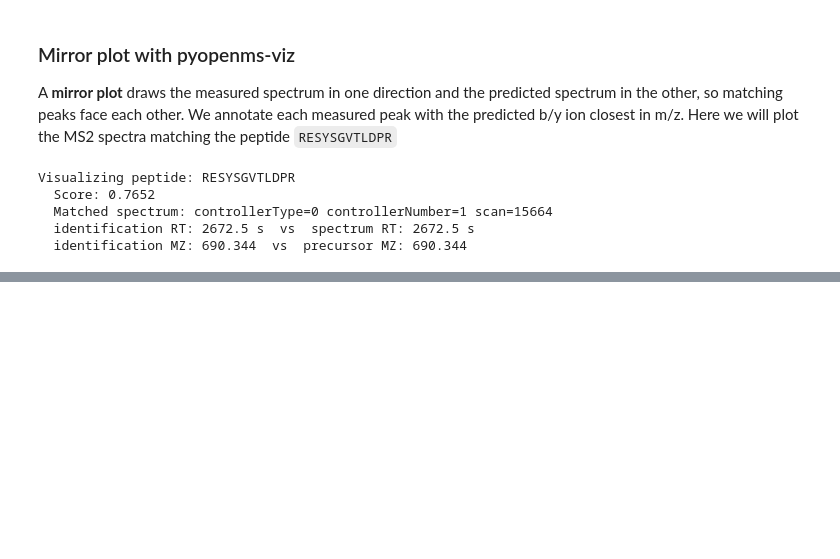
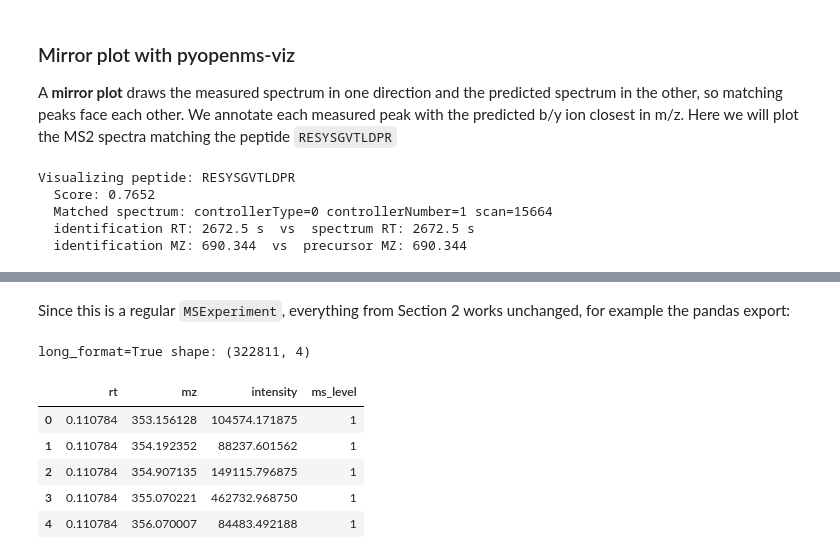
Before and after one commit to OpenMS/OpenMS-website, a Jupyter notebook: demo_nbs/PyOpenMS_TryOnline.ipynb, the cells around one changed output, grey strips where cells are left out. Cells and saved outputs as stored; diff of their text form; code cells hidden in the pictures; blank space fills up the shorter version.

```diff
--- a/demo_nbs/PyOpenMS_TryOnline.ipynb
+++ b/demo_nbs/PyOpenMS_TryOnline.ipynb
@@ -584,0 +677,14 @@ out = exp_df.plot(
+# %% [markdown]
+Since this is a regular `MSExperiment`, everything from Section 2 works unchanged, for example the pandas export:
+# %%
+raw_df = raw_exp.to_df(long_format=True)
+print("long_format=True shape:", raw_df.shape)
+raw_df.head()
+# %% [output]
+long_format=True shape: (322811, 4)
+|  | rt | mz | intensity | ms_level |
+| 0 | 0.110784 | 353.156128 | 104574.171875 | 1 |
+| 1 | 0.110784 | 354.192352 | 88237.601562 | 1 |
+| 2 | 0.110784 | 354.907135 | 149115.796875 | 1 |
+| 3 | 0.110784 | 355.070221 | 462732.968750 | 1 |
+| 4 | 0.110784 | 356.070007 | 84483.492188 | 1 |
```
Also changed, not shown: parts of 24 cells of this notebook.
